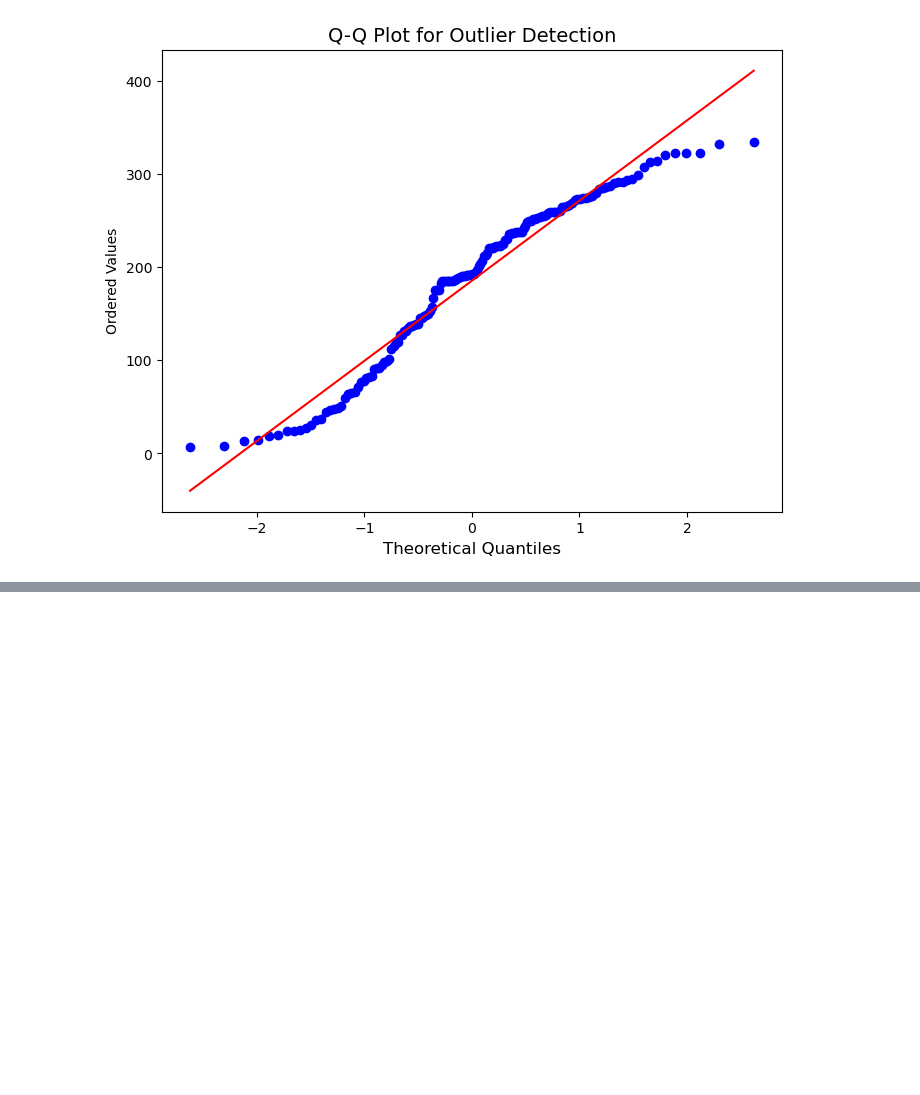
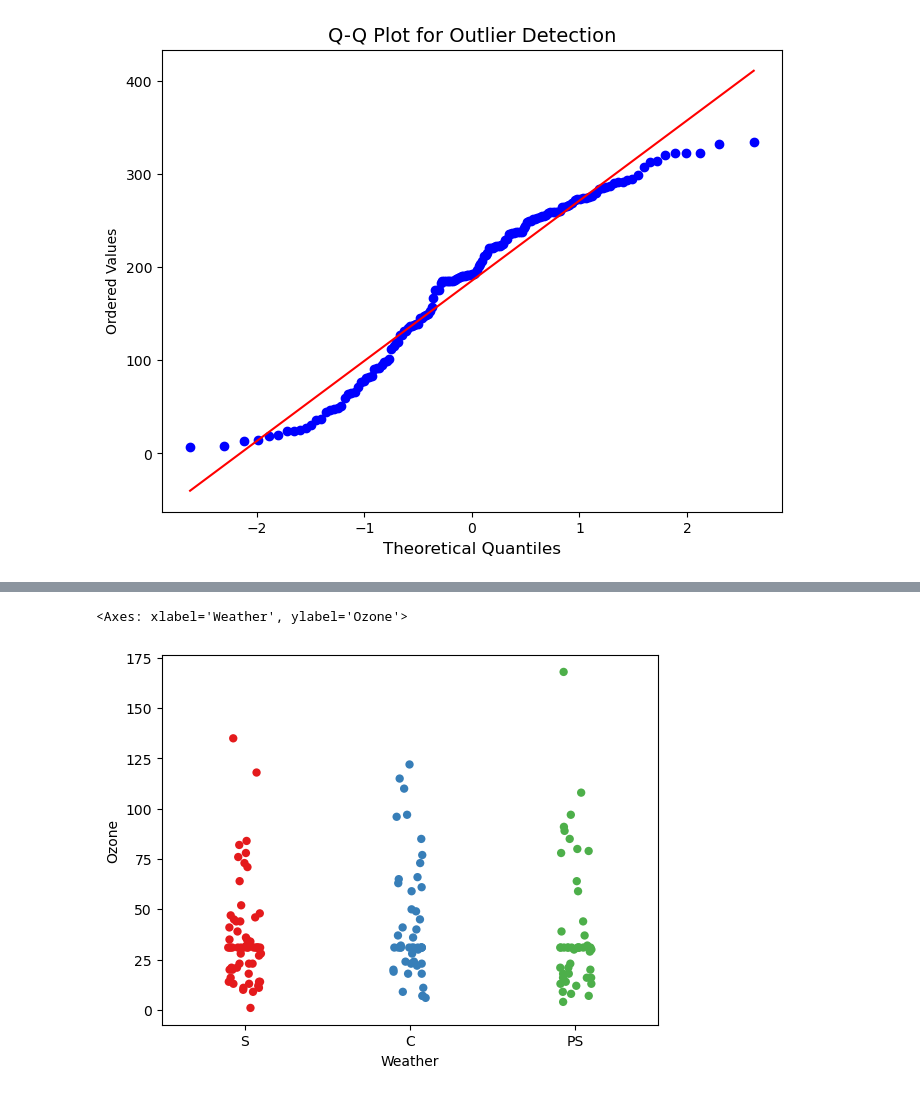
Before and after one commit to deepikareddy-22/AIML-TASK, a Jupyter notebook: EDA1_Practice.ipynb, the cells around one changed output, grey strips where cells are left out. Cells and saved outputs as stored; diff of their text form; code cells hidden in the pictures; blank space fills up the shorter version.

```diff
--- a/EDA1_Practice.ipynb
+++ b/EDA1_Practice.ipynb
@@ -391,0 +403,5 @@ Text(0.5, 1.0, 'Violion Plot')
+# %%
+sns.stripplot(data=data1, x = "Weather", y = "Ozone",color="orange", palette="Set1",size=6, jitter = True)
+# %% [output]
+<Axes: xlabel='Weather', ylabel='Ozone'>
+[figure, added]
```
Also changed, not shown: parts of 10 cells of this notebook.
